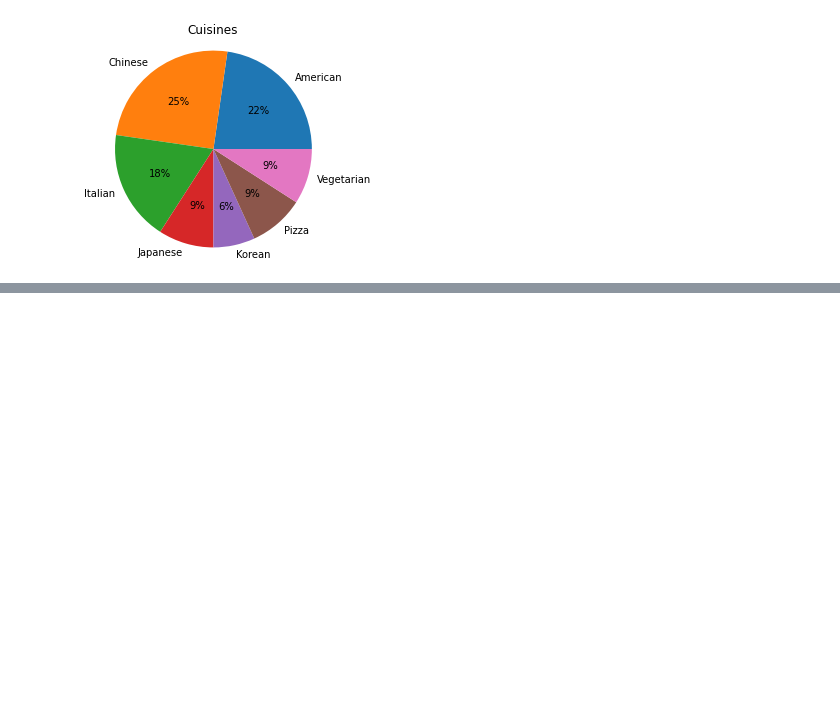
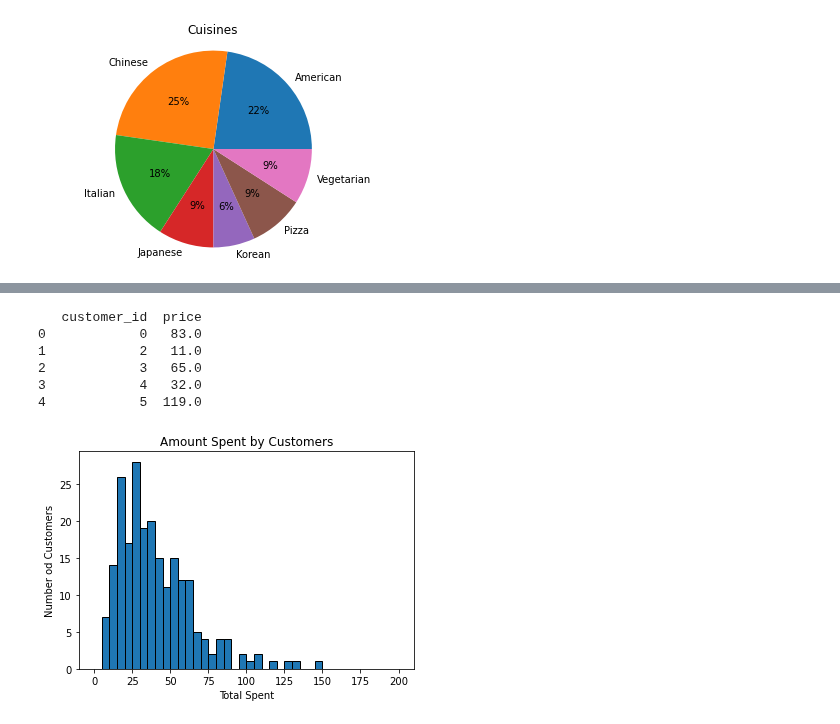
Before and after one commit to joeelorm/Data_Science, a Jupyter notebook: Data Visualization/Data Visualisation_2.ipynb, the cells around one changed output, grey strips where cells are left out. Cells and saved outputs as stored; diff of their text form; code cells hidden in the pictures; blank space fills up the shorter version.

```diff
--- a/Data Visualization/Data Visualisation_2.ipynb
+++ b/Data Visualization/Data Visualisation_2.ipynb
@@ -682,0 +768,18 @@ plt.show()
+# %%
+customer_amount = orders.groupby('customer_id')['price'].agg('sum').reset_index()
+print(customer_amount.head())
+# %% [output]
+   customer_id  price
+0            0   83.0
+1            2   11.0
+2            3   65.0
+3            4   32.0
+4            5  119.0
+# %%
+plt.hist(customer_amount['price'], range = (0, 200), bins = 40, edgecolor = 'black')
+plt.xlabel('Total Spent')
+plt.ylabel('Number od Customers')
+plt.title('Amount Spent by Customers')
+plt.show()
+# %% [output]
+[figure, added]
```
Also changed, not shown: parts of 8 cells of this notebook.
